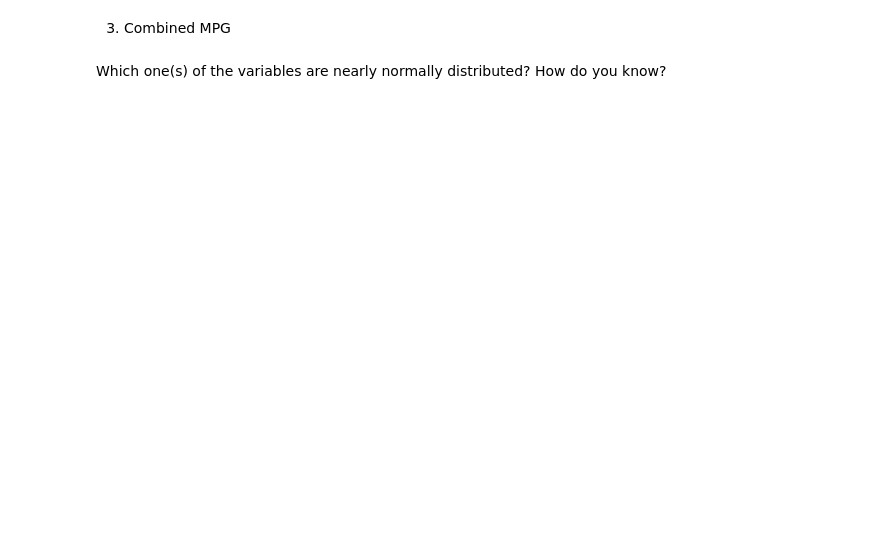
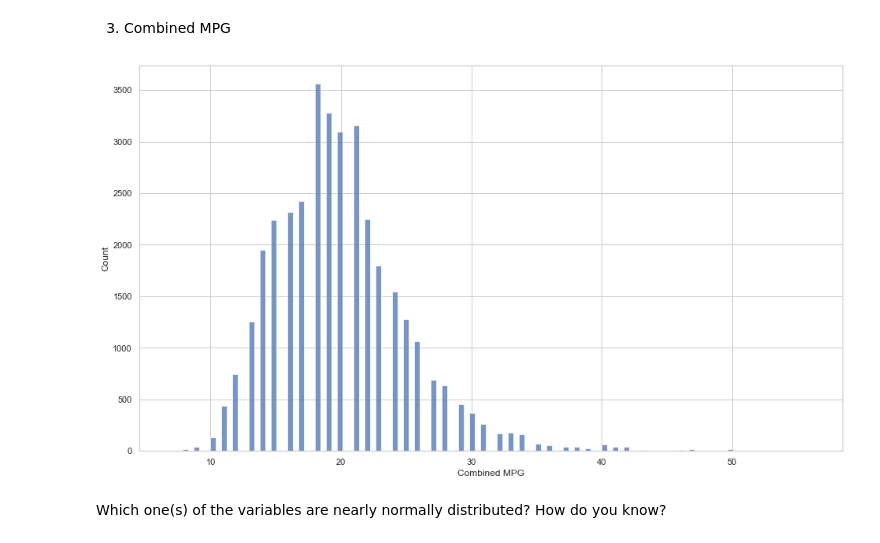
Before and after one commit to Ironhack-data-bcn-january-2023/lab-continuous-probability-distributions, a Jupyter notebook: your-code/main.ipynb, the cells around one changed output. Saved outputs shown, nothing was run; the diff lists cells and outputs as text; code cells hidden in the pictures; blank space fills up the shorter version.

```diff
--- a/your-code/main.ipynb
+++ b/your-code/main.ipynb
@@ -248,2 +261,6 @@ Then plot the histograms for the following variables:
+# %%
+sns.histplot(x=vehicles["Combined MPG"]);
+# %% [output]
+[figure, added]
 # %% [markdown]
 Which one(s) of the variables are nearly normally distributed? How do you know?
```
Also changed, not shown: parts of 9 cells of this notebook.
